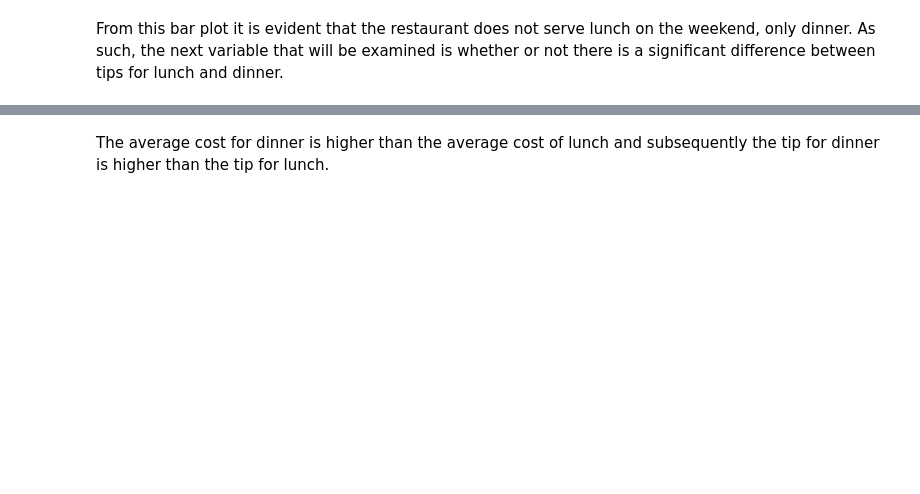
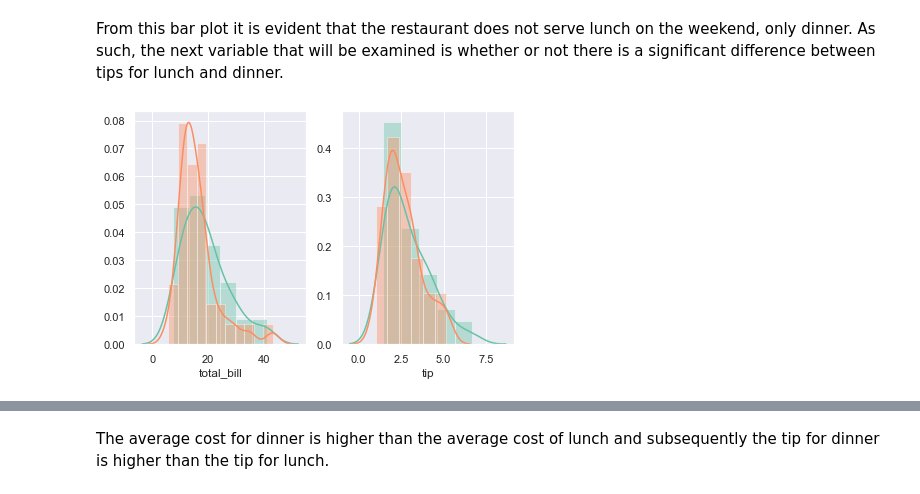
Before and after one commit to ANihill/Fundamentals-Assessment, a Jupyter notebook: Fundamentals of Data Analytics - Assessment.ipynb, the cells around one changed output, grey strips where cells are left out. Cells and saved outputs as stored; diff of their text form; code cells hidden in the pictures; blank space fills up the shorter version.

```diff
--- a/Fundamentals of Data Analytics - Assessment.ipynb
+++ b/Fundamentals of Data Analytics - Assessment.ipynb
@@ -254,2 +257,21 @@ plt.title("Bar Plot of Tips on Weekend");
 # %% [markdown]
 From this bar plot it is evident that the restaurant does not serve lunch on the weekend, only dinner. As such, the next variable that will be examined is whether or not there is a significant difference between tips for lunch and dinner.
+# %%
+# dataframe of just male weekday data
+mwd = male.loc[(male.day=="Thur")|(male.day=="Fri")];
+
+# dataframe of just female weekday data
+fwd = female.loc[(female.day=="Thur")|(female.day=="Fri")];
+
+# distribution of male and female bills on weekdays
+plt.subplot(1,2,1)
+sns.distplot(mwd["total_bill"]);
+sns.distplot(fwd["total_bill"]);
+
+plt.subplot(1,2,2)
+sns.distplot(mwd["tip"]);
+sns.distplot(fwd["tip"]);
+
+plt.tight_layout()
+# %% [output]
+[figure, added]
```
Also changed, not shown: parts of 42 cells of this notebook.
